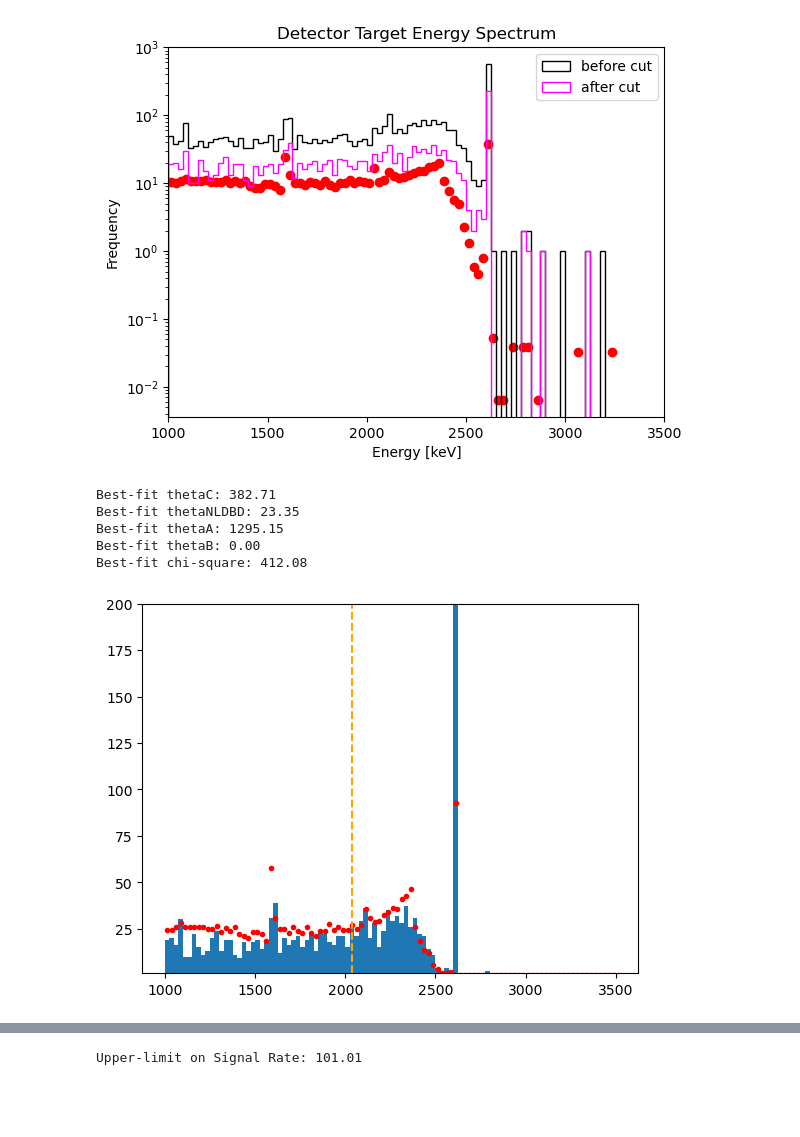
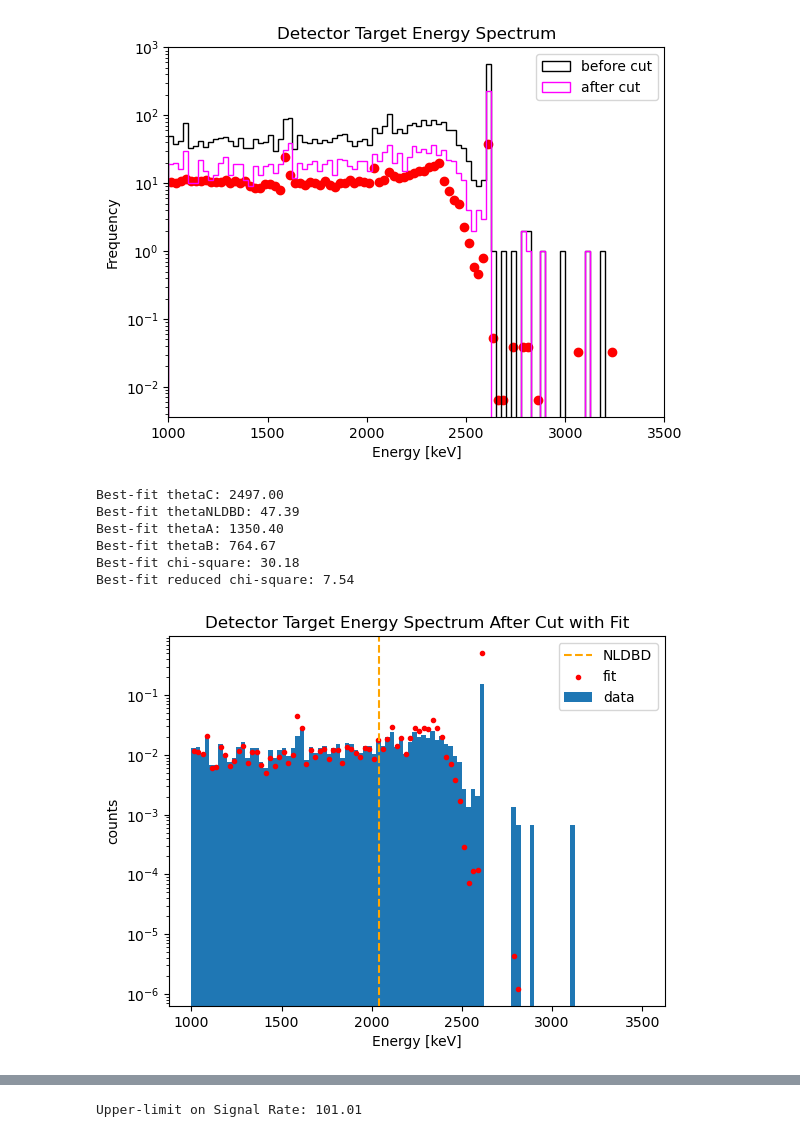
Before and after one commit to Brainz22/DSC291, a Jupyter notebook: finalProject_nb.ipynb, the cells around one changed output, grey strips where cells are left out. Cells and saved outputs as stored; diff of their text form; code cells hidden in the pictures; blank space fills up the shorter version.

```diff
--- a/finalProject_nb.ipynb
+++ b/finalProject_nb.ipynb
@@ -375,8 +361,3 @@ plt.legend()
 plt.show()
 # %% [output]
 [figure]
-# %%
-def new_fit(bin_centers, thetaA, thetaB, thetaC, thetaNLDBD):
-    # thetaA = 1350
-    # thetaB = 770
-    return thetaA*normalized_counts_A + thetaB*normalized_counts_B + thetaC*normalized_counts_C + thetaNLDBD*nldbd_pdf(bin_centers)
@@ -385,10 +398,13 @@ counts, bin_edges = np.histogram(data_Target_with_cut['energy'], bins=100, range
 bin_width = (bin_edges[-1] - bin_edges[0]) / 100
 bin_centers = 0.5 * (bin_edges[1:] + bin_edges[:-1])
 
+#calculate normalized counts of detector target to fit to normalized pdf
+normalized_counts = counts/(np.sum(counts))
+
 def chi2(thetaC, thetaA, thetaB, thetaNLDBD):
     expected = new_fit(bin_centers, thetaA, thetaB, thetaC, thetaNLDBD)
     uncert = np.abs(expected)
-    actual = counts
+    actual = normalized_counts
     chi2_value = 0
     for j, ex in enumerate(expected):
         if ex !=0:
@@ -412,26 +428,31 @@ print(f"Best-fit thetaB: {best_fit_thetaB:.2f}")
 chi2_min = minuit.fval
 
 print (f"Best-fit chi-square: {chi2_min:.2f}")
+print (f"Best-fit reduced chi-square: {chi2_min/4:.2f}") #four free params = four DOF
 # %% [output]
-Best-fit thetaC: 382.71
-Best-fit thetaNLDBD: 23.35
-Best-fit thetaA: 1295.15
-Best-fit thetaB: 0.00
-Best-fit chi-square: 412.08
+Best-fit thetaC: 2497.00
+Best-fit thetaNLDBD: 47.39
+Best-fit thetaA: 1350.40
+Best-fit thetaB: 764.67
+Best-fit chi-square: 30.18
+Best-fit reduced chi-square: 7.54
 # %%
 
-plt.axvline(x=2039, color="orange", linestyle="dashed")
+plt.axvline(x=2039, color="orange", linestyle="dashed", label="NLDBD")
 # plt.plot(bin_centers, fit_function(bin_centers, best_fit_thetaC, best_fit_thetaNLDBD, best_fit_A1, best_fit_A2, best_fit_A3, best_fit_B1, best_fit_B2, best_fit_B3, best_fit_C1, best_fit_C2, best_fit_C3, best_fit_D1, best_fit_D2, best_fit_D3, best_fit_F1, best_fit_F2, best_fit_F3, best_fit_ss[0], best_fit_ss[1], best_fit_ss[2], best_fit_sb[0], best_fit_sb[1], best_fit_sb[2]), color='red')
 # plt.plot(bin_centers, new_fit(bin_centers, 1350, 770, 1000, 50), color='red')
-plt.bar(bin_centers, counts, width=bin_width)
-plt.scatter(bin_centers, new_fit(bin_centers, best_fit_thetaA, best_fit_thetaB, best_fit_thetaC, best_fit_thetaNLDBD), color='red',marker='.')
+plt.bar(bin_centers, normalized_counts, width=bin_width, label="data")
+plt.scatter(bin_centers, counts*new_fit(bin_centers, best_fit_thetaA, best_fit_thetaB, best_fit_thetaC, best_fit_thetaNLDBD), color='red',marker='.', label="fit")
 
-
-# plt.yscale('log')
-plt.ylim(1, 200)
+plt.legend()
+plt.title("Detector Target Energy Spectrum After Cut with Fit")
+plt.xlabel("Energy [keV]")
+plt.ylabel("counts")
+plt.yscale('log')
+# plt.ylim(1, 200)
 plt.show()
 # %% [output]
-[figure, old version]
+[figure, new version]
 # %%
 m=best_fit_thetaNLDBD/cut_eff #number of NLDBD
 print(m)
```
Also changed, not shown: parts of 10 cells of this notebook.
